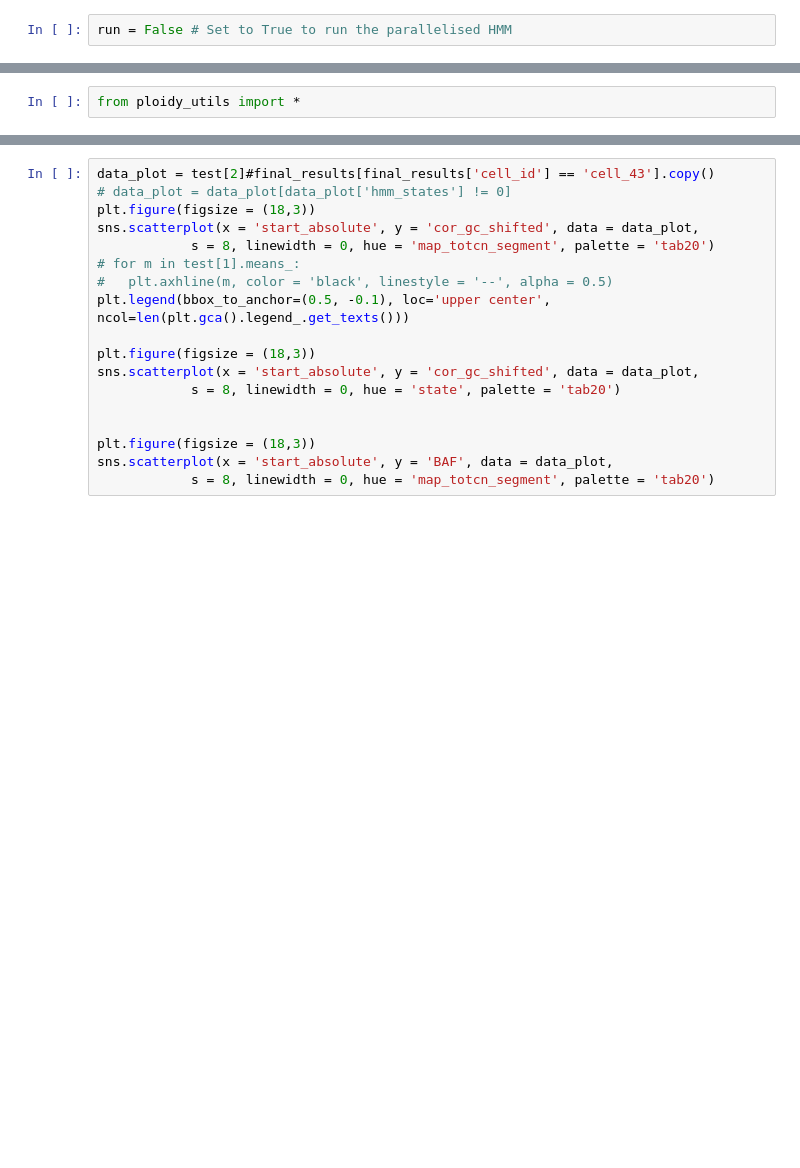
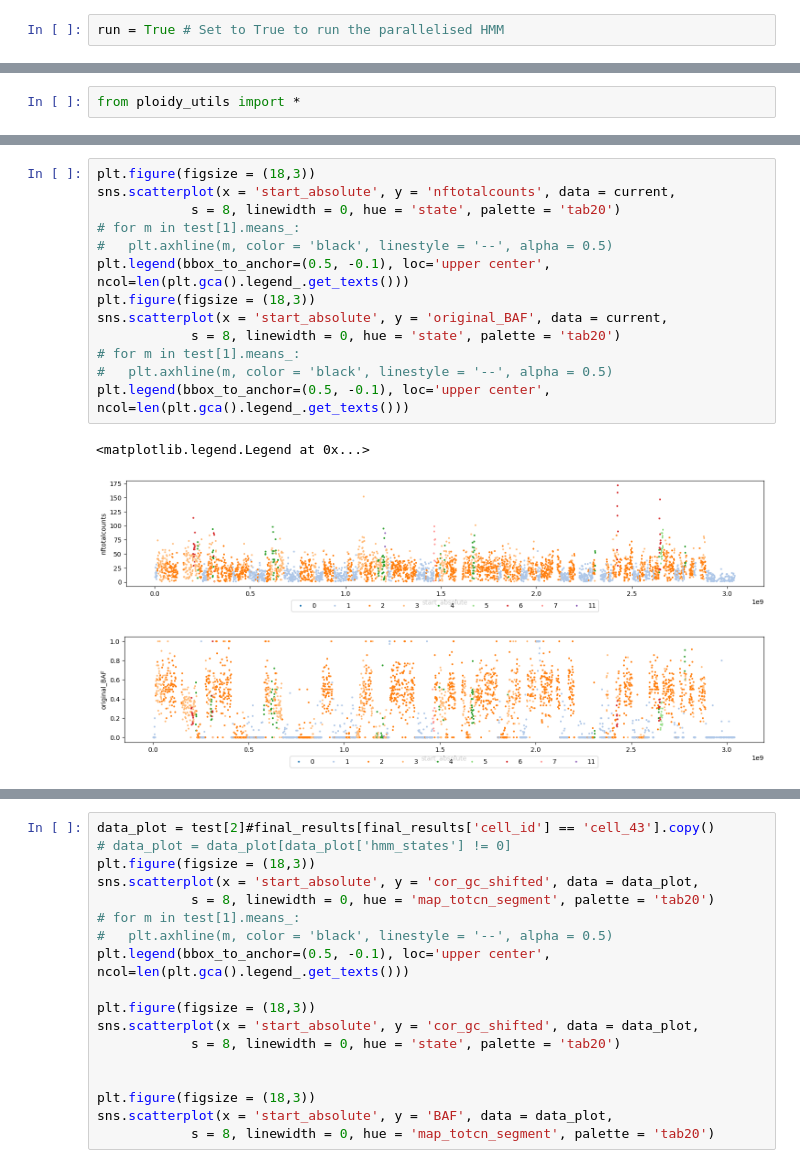
Before and after one commit to lucreziaPatruno/lucrezia-cna-analyses, a Jupyter notebook: results_funnelData.ipynb, the cells around one changed output, grey strips where cells are left out. Cells and saved outputs as stored; diff of their text form; blank space fills up the shorter version.

```diff
--- a/results_funnelData.ipynb
+++ b/results_funnelData.ipynb
@@ -66,7 +66,7 @@ os.chdir(f'{wd}/funnel_data/')
 results_dir = './../NB_HMM_results/'
 os.makedirs(results_dir, exist_ok=True)
 # %%
-run = False # Set to True to run the parallelised HMM
+run = True # Set to True to run the parallelised HMM
 # %%
 funnel_path = '/nemo/project/proj-tracerx-lung/tctProjects/zaccariaLab/ccg_lab/datasets/Funnell2022'
 metrics = pd.read_csv(f'{funnel_path}/signatures_dataset/DLP/metadata/metrics.csv.gz')
@@ -242,0 +262,17 @@ from ploidy_utils import *
+# %%
+plt.figure(figsize = (18,3))
+sns.scatterplot(x = 'start_absolute', y = 'nftotalcounts', data = current,
+			s = 8, linewidth = 0, hue = 'state', palette = 'tab20')
+# for m in test[1].means_:
+# 	plt.axhline(m, color = 'black', linestyle = '--', alpha = 0.5)
+plt.legend(bbox_to_anchor=(0.5, -0.1), loc='upper center', ncol=len(plt.gca().legend_.get_texts()))
+plt.figure(figsize = (18,3))
+sns.scatterplot(x = 'start_absolute', y = 'original_BAF', data = current,
+			s = 8, linewidth = 0, hue = 'state', palette = 'tab20')
+# for m in test[1].means_:
+# 	plt.axhline(m, color = 'black', linestyle = '--', alpha = 0.5)
+plt.legend(bbox_to_anchor=(0.5, -0.1), loc='upper center', ncol=len(plt.gca().legend_.get_texts()))
+# %% [output]
+<matplotlib.legend.Legend at 0x...>
+[figure, added]
+[figure, added]
```
Also changed, not shown: parts of 7 cells of this notebook, 2 other files.
